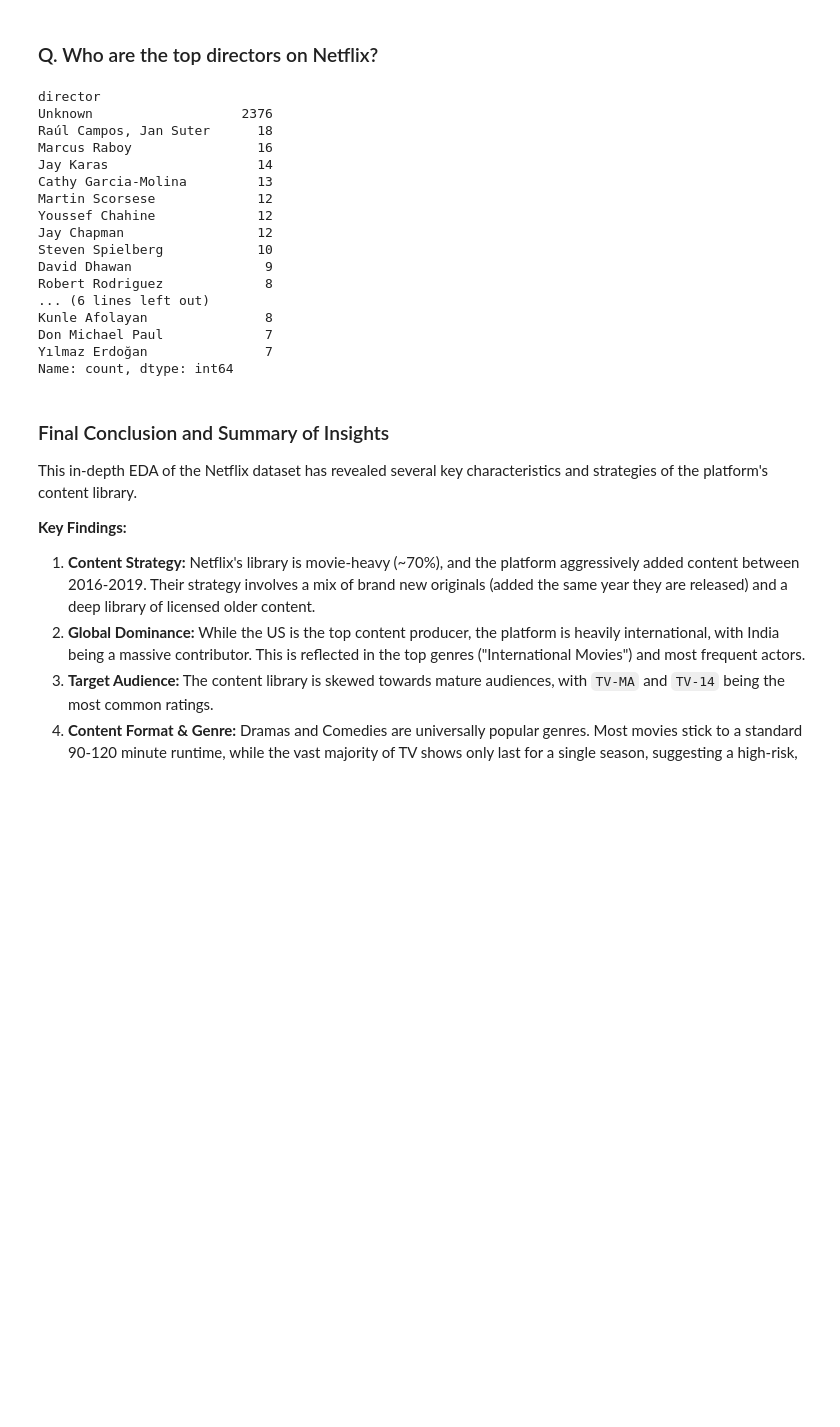
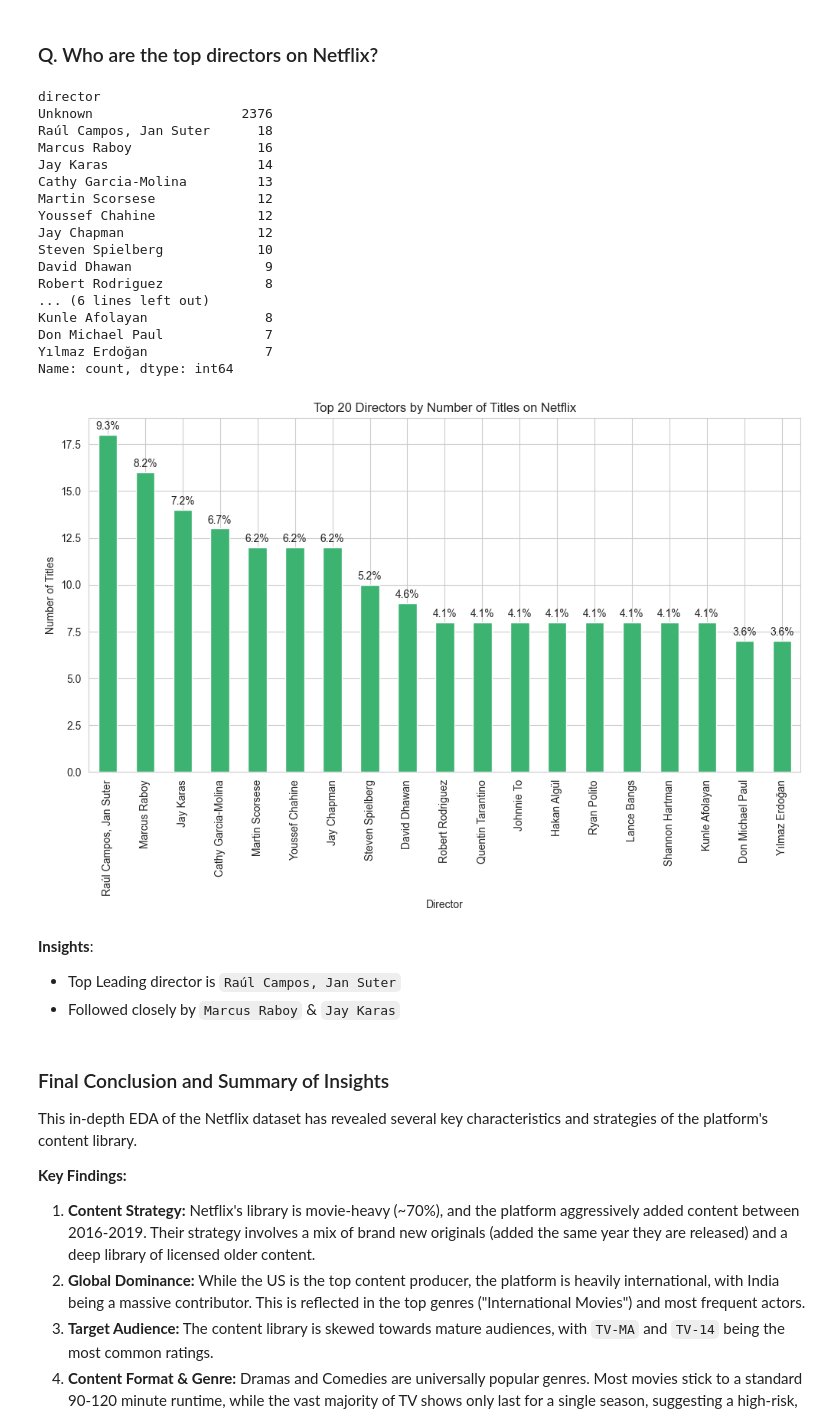
Before and after one commit to eshagarwal/21-Projects-21-Days-ML-Deep-Learning-GenAI-GFG, a Jupyter notebook: DAY 2/netflix.ipynb, the cells around one changed output. Cells and saved outputs as stored; diff of their text form; code cells hidden in the pictures; blank space fills up the shorter version.

```diff
--- a/DAY 2/netflix.ipynb
+++ b/DAY 2/netflix.ipynb
@@ -480,27 +525,50 @@ print(top_bigrams)
 # %%
 # Get the top 20 directors by number of titles
 top_directors = netflix_df['director'].value_counts().head(20)
 
+print(top_directors)
+
 # Display the results
-print(top_directors)
+bars = top_directors.iloc[1:].plot(kind='bar', figsize=(12, 6), color='mediumseagreen')
+total = sum([bar.get_height() for bar in bars.patches])
+for bar in bars.patches:
+    bars.annotate(
+        format(bar.get_height() / total, ',.1%'),
+        (bar.get_x() + bar.get_width() / 2, bar.get_height()),
+        ha='center',
+        va='center',
+        size=10,
+        xytext=(0, 8),
+        textcoords='offset points'
+    )
+plt.title('Top 20 Directors by Number of Titles on Netflix')
+plt.xlabel('Director')
+plt.ylabel('Number of Titles')
+plt.show()
 # %% [output]
 director
 Unknown                   2376
 Raúl Campos, Jan Suter      18
 Marcus Raboy                16
 Jay Karas                   14
 Cathy Garcia-Molina         13
 Martin Scorsese             12
 Youssef Chahine             12
 Jay Chapman                 12
 Steven Spielberg            10
 David Dhawan                 9
 Robert Rodriguez             8
 ... (6 lines left out)
 Kunle Afolayan               8
 Don Michael Paul             7
 Yılmaz Erdoğan               7
 Name: count, dtype: int64
+[figure, added]
+# %% [markdown]
+**Insights**:
+
+- Top Leading director is `Raúl Campos, Jan Suter`
+- Followed closely by `Marcus Raboy` & `Jay Karas`
 # %% [markdown]
 ### Final Conclusion and Summary of Insights
 
```
Also changed, not shown: parts of 11 cells of this notebook.
